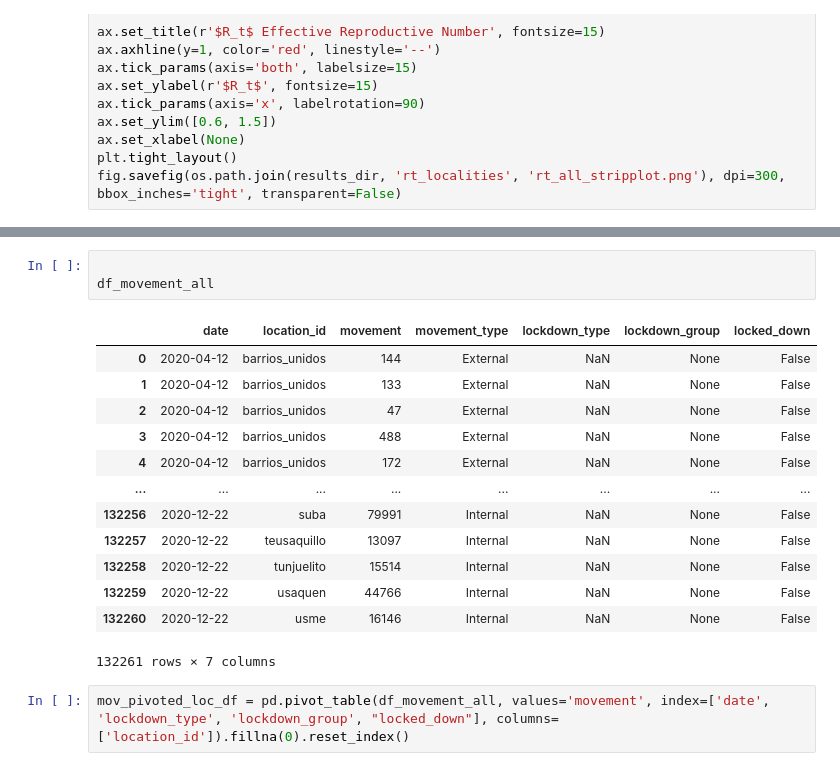
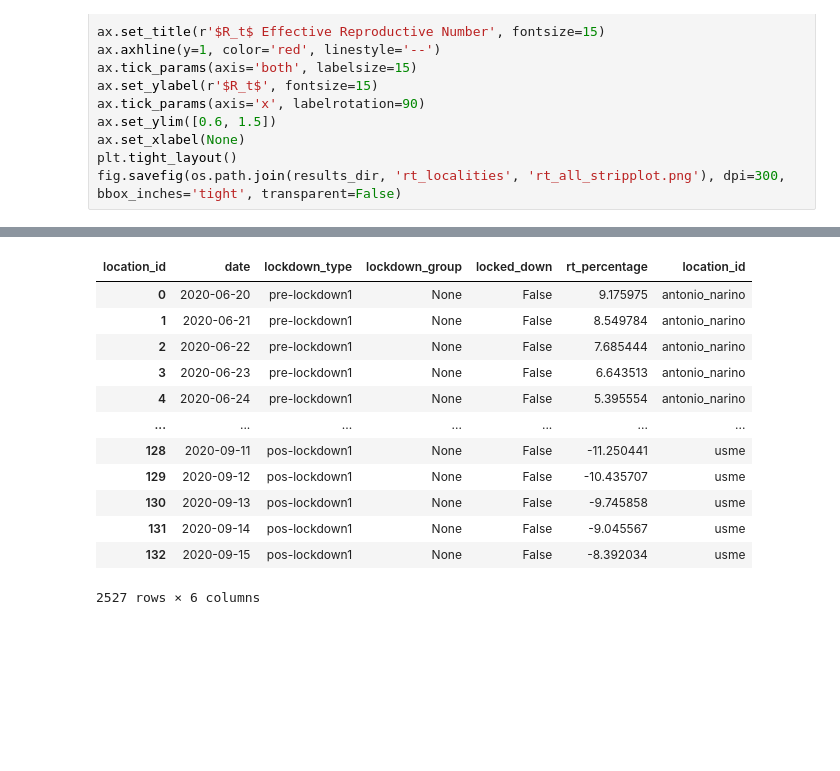
Before and after one commit to ChaosDonkey06/bogota_covid19_lockdowns, a Jupyter notebook: rt_percentual_change.ipynb, the cells around one changed output, grey strips where cells are left out. Cells and saved outputs as stored; diff of their text form; blank space fills up the shorter version.

```diff
--- a/rt_percentual_change.ipynb
+++ b/rt_percentual_change.ipynb
@@ -382,19 +432,15 @@ mov_loc_df
 # %%
-
-df_movement_all
 # %% [output]
-|  | date | location_id | movement | movement_type | lockdown_type | lockdown_group | locked_down |
-| 0 | 2020-04-12 | barrios_unidos | 144 | External | NaN | None | False |
-| 1 | 2020-04-12 | barrios_unidos | 133 | External | NaN | None | False |
-| 2 | 2020-04-12 | barrios_unidos | 47 | External | NaN | None | False |
-| 3 | 2020-04-12 | barrios_unidos | 488 | External | NaN | None | False |
-| 4 | 2020-04-12 | barrios_unidos | 172 | External | NaN | None | False |
-| ... | ... | ... | ... | ... | ... | ... | ... |
-| 132256 | 2020-12-22 | suba | 79991 | Internal | NaN | None | False |
-| 132257 | 2020-12-22 | teusaquillo | 13097 | Internal | NaN | None | False |
-| 132258 | 2020-12-22 | tunjuelito | 15514 | Internal | NaN | None | False |
-| 132259 | 2020-12-22 | usaquen | 44766 | Internal | NaN | None | False |
-| 132260 | 2020-12-22 | usme | 16146 | Internal | NaN | None | False |
+| location_id | date | lockdown_type | lockdown_group | locked_down | rt_percentage | location_id |
+| 0 | 2020-06-20 | pre-lockdown1 | None | False | 9.175975 | antonio_narino |
+| 1 | 2020-06-21 | pre-lockdown1 | None | False | 8.549784 | antonio_narino |
+| 2 | 2020-06-22 | pre-lockdown1 | None | False | 7.685444 | antonio_narino |
+| 3 | 2020-06-23 | pre-lockdown1 | None | False | 6.643513 | antonio_narino |
+| 4 | 2020-06-24 | pre-lockdown1 | None | False | 5.395554 | antonio_narino |
+| ... | ... | ... | ... | ... | ... | ... |
+| 128 | 2020-09-11 | pos-lockdown1 | None | False | -11.250441 | usme |
+| 129 | 2020-09-12 | pos-lockdown1 | None | False | -10.435707 | usme |
+| 130 | 2020-09-13 | pos-lockdown1 | None | False | -9.745858 | usme |
+| 131 | 2020-09-14 | pos-lockdown1 | None | False | -9.045567 | usme |
+| 132 | 2020-09-15 | pos-lockdown1 | None | False | -8.392034 | usme |
-132261 rows × 7 columns
+2527 rows × 6 columns
-# %%
-mov_pivoted_loc_df = pd.pivot_table(df_movement_all, values='movement', index=['date', 'lockdown_type', 'lockdown_group', "locked_down"], columns=['location_id']).fillna(0).reset_index()
```
Also changed, not shown: parts of 4 cells of this notebook.
